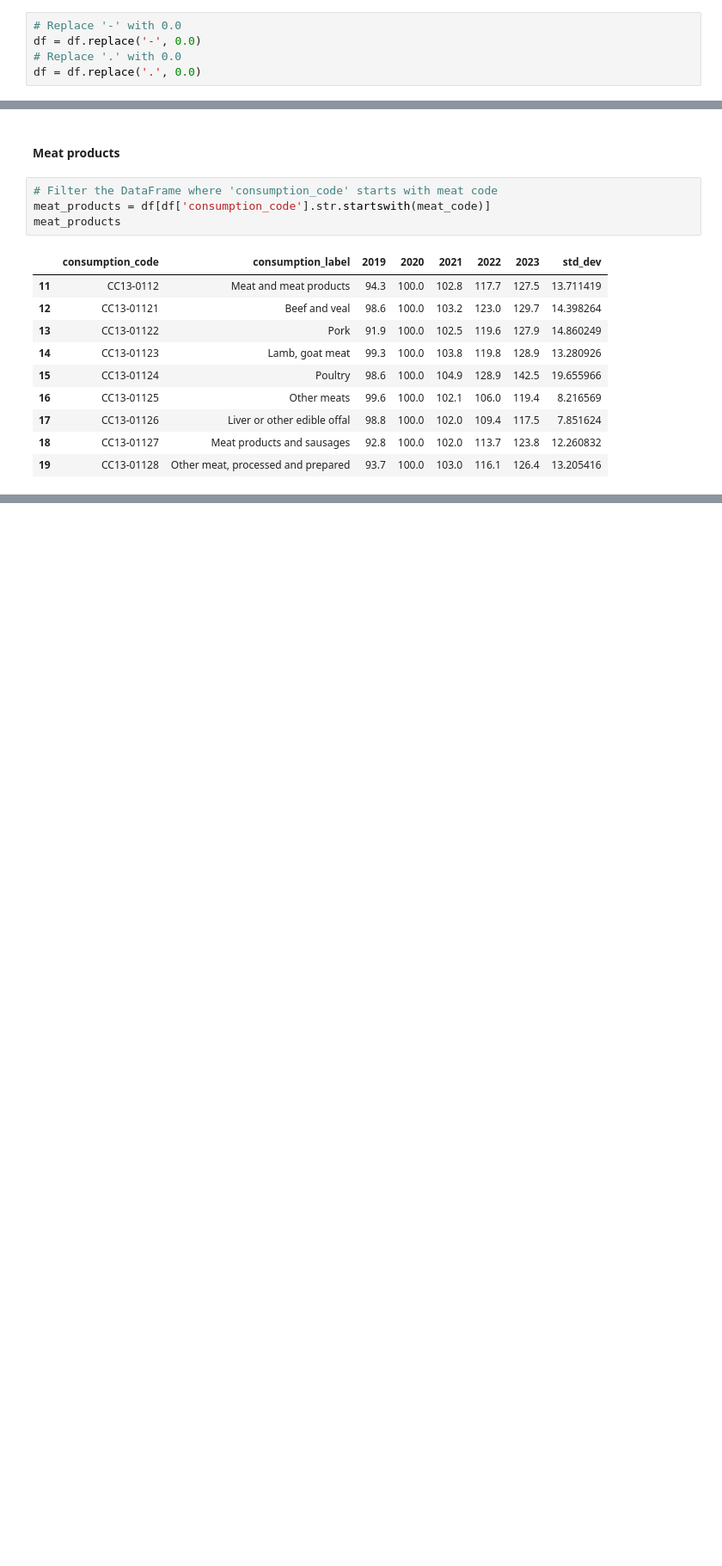
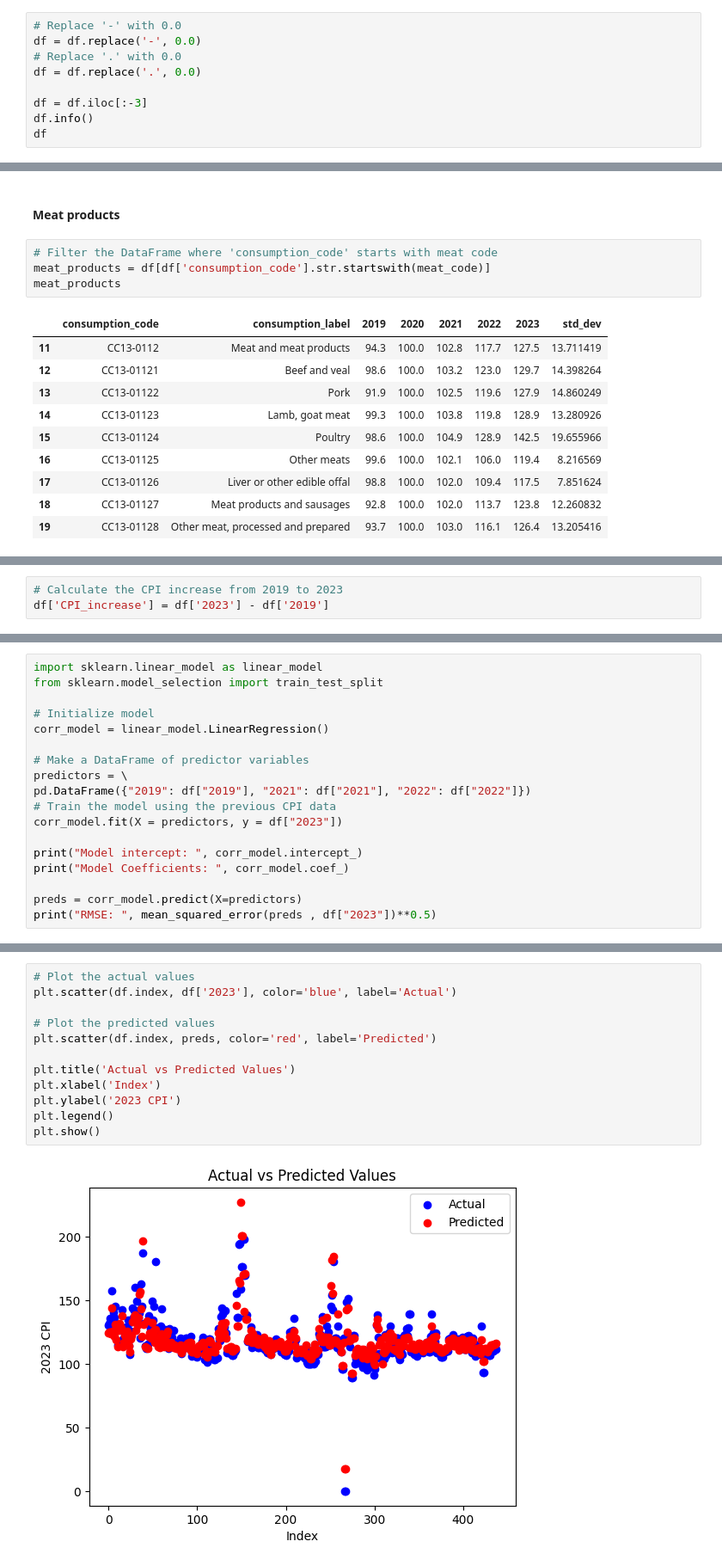
Before and after one commit to n1az/CPI-Analysis, a Jupyter notebook: src/EDA.ipynb, the cells around one changed output, grey strips where cells are left out. Shown at 86% size. Drawn from its saved outputs; the diff is of its cells as text; blank space fills up the shorter version.

```diff
--- a/src/EDA.ipynb
+++ b/src/EDA.ipynb
@@ -69,3 +69,7 @@ memory usage: 24.4+ KB
 df = df.replace('-', 0.0)
 # Replace '.' with 0.0
 df = df.replace('.', 0.0)
+
+df = df.iloc[:-3]
+df.info()
+df
@@ -243,0 +308,3 @@ The correlation coefficient between CPI for dairy and meat products is: -0.27696
+# %%
+# Calculate the CPI increase from 2019 to 2023
+df['CPI_increase'] = df['2023'] - df['2019']
@@ -243,0 +339,18 @@ The correlation coefficient between CPI for dairy and meat products is: -0.27696
+# %%
+import sklearn.linear_model as linear_model
+from sklearn.model_selection import train_test_split
+
+# Initialize model
+corr_model = linear_model.LinearRegression()
+
+# Make a DataFrame of predictor variables
+predictors = \
+pd.DataFrame({"2019": df["2019"], "2021": df["2021"], "2022": df["2022"]})
+# Train the model using the previous CPI data
+corr_model.fit(X = predictors, y = df["2023"])
+
+print("Model intercept: ", corr_model.intercept_)
+print("Model Coefficients: ", corr_model.coef_)
+
+preds = corr_model.predict(X=predictors)
+print("RMSE: ", mean_squared_error(preds , df["2023"])**0.5)
@@ -243,0 +361,14 @@ The correlation coefficient between CPI for dairy and meat products is: -0.27696
+# %%
+# Plot the actual values
+plt.scatter(df.index, df['2023'], color='blue', label='Actual')
+
+# Plot the predicted values
+plt.scatter(df.index, preds, color='red', label='Predicted')
+
+plt.title('Actual vs Predicted Values')
+plt.xlabel('Index')
+plt.ylabel('2023 CPI')
+plt.legend()
+plt.show()
+# %% [output]
+[figure, added]
```
Also changed, not shown: parts of 18 cells of this notebook, 1 other file.
